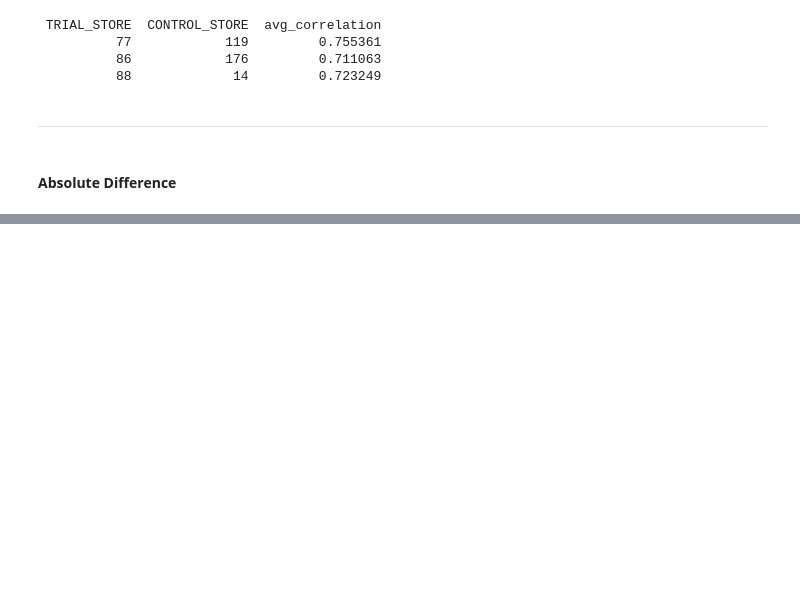
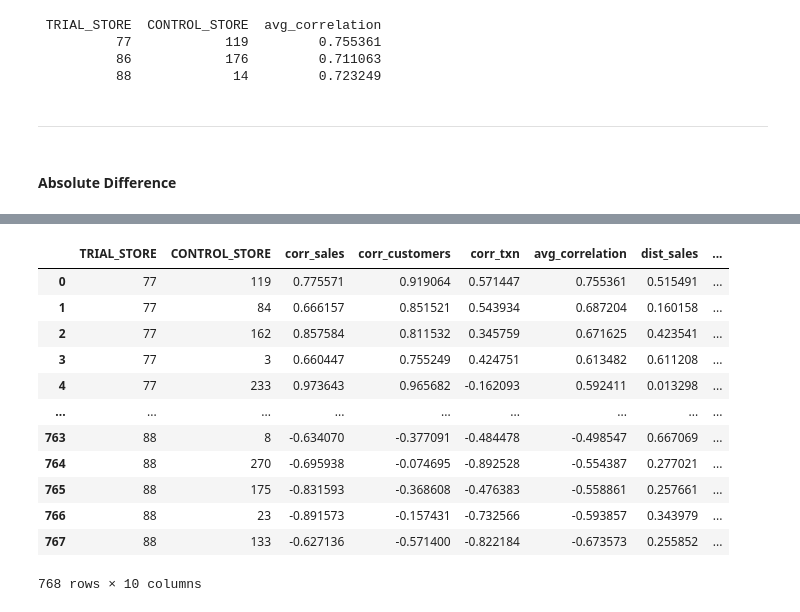
Before and after one commit to Mridul-dhungana/Quantium-Data-Analytics, a Jupyter notebook: Trial and Control stores.ipynb, the cells around one changed output, grey strips where cells are left out. Saved outputs shown, nothing was run; the diff lists cells and outputs as text; code cells hidden in the pictures; blank space fills up the shorter version.

Commit message:
Finding Control Store

```diff
--- a/Trial and Control stores.ipynb
+++ b/Trial and Control stores.ipynb
@@ -691,0 +664,3 @@ Finding control stores for each trial store 77 (based on magnitude_differnces)
+# %%
+corr_results=find_control_stores(trial_stores_pretrial_data,Potential_control_stores,visualize=False)
+corr_results
@@ -691,0 +681,3 @@ Finding control stores for each trial store 77 (based on magnitude_differnces)
+# %%
+magnitude_results=calculate_magnitude_difference(trial_stores_pretrial_data,Potential_control_stores,visualize=False)
+magnitude_results
@@ -691,0 +698,17 @@ Finding control stores for each trial store 77 (based on magnitude_differnces)
+# %%
+corr_mag_df=corr_results.merge(magnitude_results,on=['TRIAL_STORE','CONTROL_STORE'],how='inner')
+corr_mag_df
+# %% [output]
+|  | TRIAL_STORE | CONTROL_STORE | corr_sales | corr_customers | corr_txn | avg_correlation | dist_sales | ... |
+| 0 | 77 | 119 | 0.775571 | 0.919064 | 0.571447 | 0.755361 | 0.515491 | ... |
+| 1 | 77 | 84 | 0.666157 | 0.851521 | 0.543934 | 0.687204 | 0.160158 | ... |
+| 2 | 77 | 162 | 0.857584 | 0.811532 | 0.345759 | 0.671625 | 0.423541 | ... |
+| 3 | 77 | 3 | 0.660447 | 0.755249 | 0.424751 | 0.613482 | 0.611208 | ... |
+| 4 | 77 | 233 | 0.973643 | 0.965682 | -0.162093 | 0.592411 | 0.013298 | ... |
+| ... | ... | ... | ... | ... | ... | ... | ... | ... |
+| 763 | 88 | 8 | -0.634070 | -0.377091 | -0.484478 | -0.498547 | 0.667069 | ... |
+| 764 | 88 | 270 | -0.695938 | -0.074695 | -0.892528 | -0.554387 | 0.277021 | ... |
+| 765 | 88 | 175 | -0.831593 | -0.368608 | -0.476383 | -0.558861 | 0.257661 | ... |
+| 766 | 88 | 23 | -0.891573 | -0.157431 | -0.732566 | -0.593857 | 0.343979 | ... |
+| 767 | 88 | 133 | -0.627136 | -0.571400 | -0.822184 | -0.673573 | 0.255852 | ... |
+768 rows × 10 columns
```
Also changed, not shown: parts of 16 cells of this notebook.
